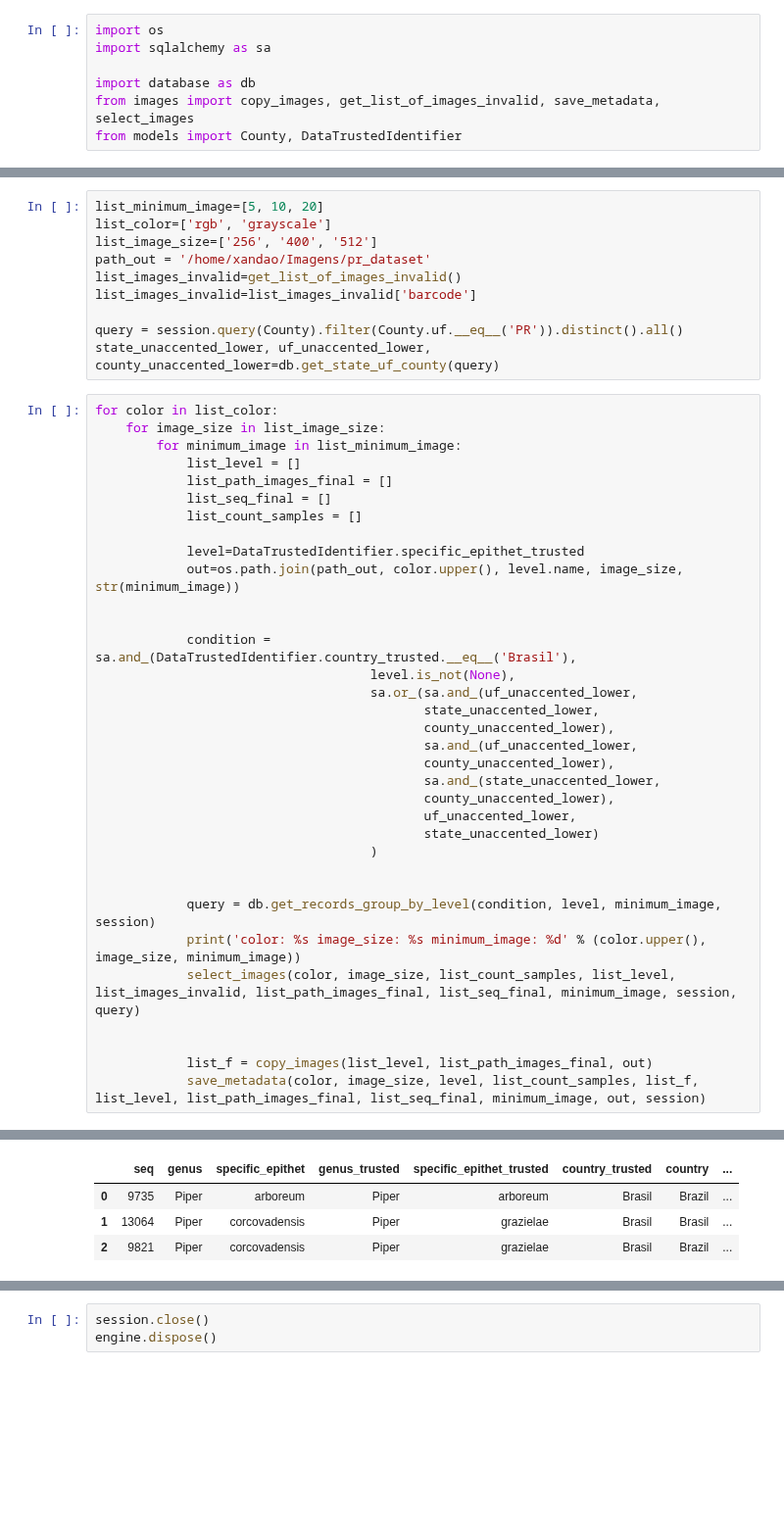
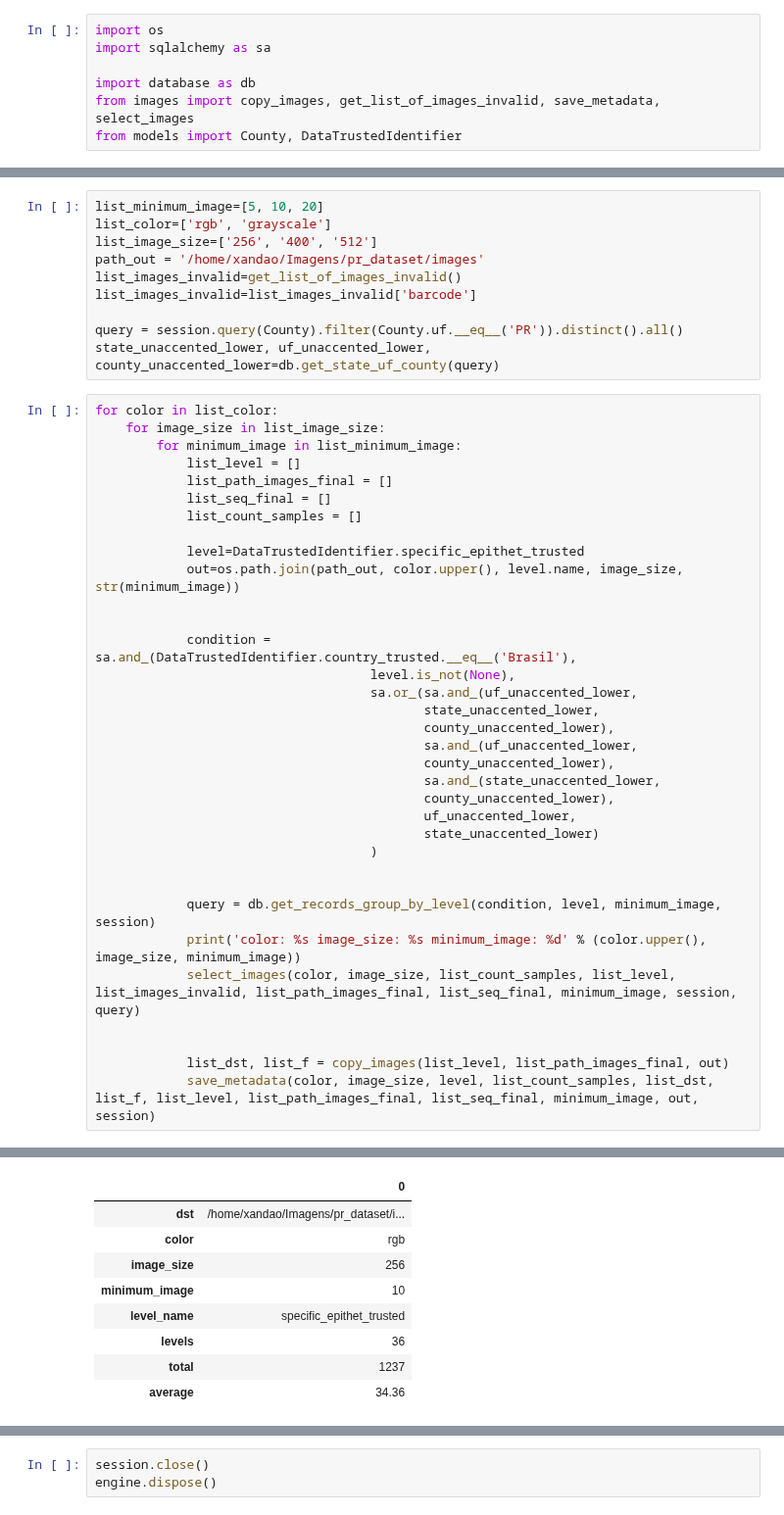
Before and after one commit to xaaaandao/piperaceae-sql, a Jupyter notebook: pr_dataset.ipynb, the cells around one changed output, grey strips where cells are left out. Shown at 98% size. Saved outputs shown, nothing was run; the diff lists cells and outputs as text; blank space fills up the shorter version.

```diff
--- a/pr_dataset.ipynb
+++ b/pr_dataset.ipynb
@@ -26,7 +26,7 @@ engine.echo=False
 list_minimum_image=[5, 10, 20]
 list_color=['rgb', 'grayscale']
 list_image_size=['256', '400', '512']
-path_out = '/home/xandao/Imagens/pr_dataset'
+path_out = '/home/xandao/Imagens/pr_dataset/images'
 list_images_invalid=get_list_of_images_invalid()
 list_images_invalid=list_images_invalid['barcode']
 
@@ -64,8 +64,8 @@ for color in list_color:
             select_images(color, image_size, list_count_samples, list_level, list_images_invalid, list_path_images_final, list_seq_final, minimum_image, session, query)
 
 
-            list_f = copy_images(list_level, list_path_images_final, out)
-            save_metadata(color, image_size, level, list_count_samples, list_f, list_level, list_path_images_final, list_seq_final, minimum_image, out, session)
+            list_dst, list_f = copy_images(list_level, list_path_images_final, out)
+            save_metadata(color, image_size, level, list_count_samples, list_dst, list_f, list_level, list_path_images_final, list_seq_final, minimum_image, out, session)
 # %% [output]
 color: RGB image_size: 256 minimum_image: 5
 total of levels: 55 total of images: 1356
@@ -76,4 +83,9 @@ total of levels: 55 total of images: 1356
-|  | seq | genus | specific_epithet | genus_trusted | specific_epithet_trusted | country_trusted | country | ... |
-| 0 | 9735 | Piper | arboreum | Piper | arboreum | Brasil | Brazil | ... |
-| 1 | 13064 | Piper | corcovadensis | Piper | grazielae | Brasil | Brasil | ... |
-| 2 | 9821 | Piper | corcovadensis | Piper | grazielae | Brasil | Brazil | ... |
+|  | 0 |
+| dst | /home/xandao/Imagens/pr_dataset/i... |
+| color | rgb |
+| image_size | 256 |
+| minimum_image | 10 |
+| level_name | specific_epithet_trusted |
+| levels | 36 |
+| total | 1237 |
+| average | 34.36 |
```
Also changed, not shown: parts of 2 cells of this notebook, 4 other files.
